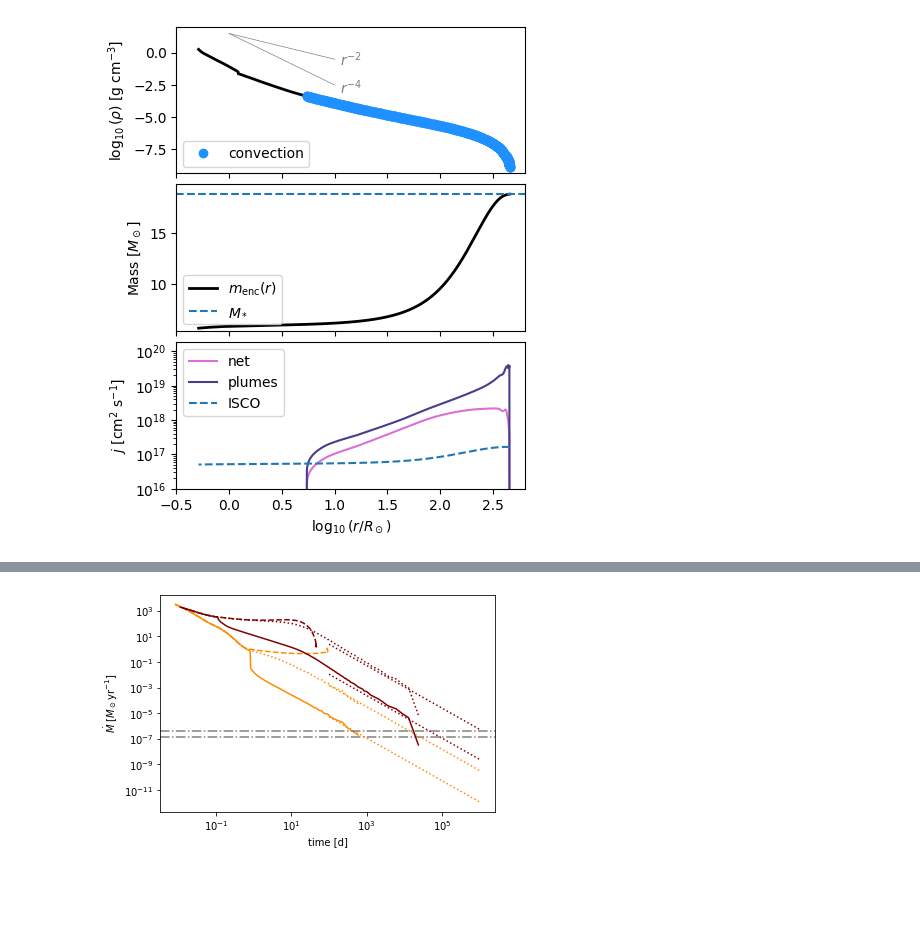
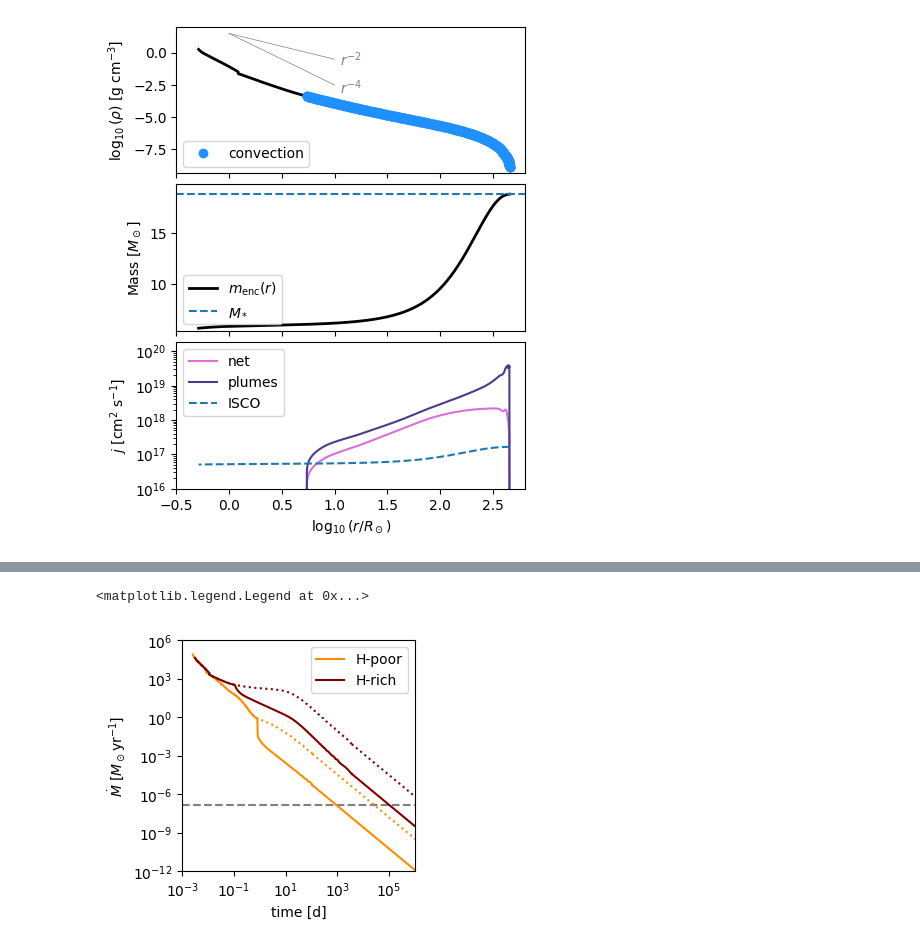
Before and after one commit to morganemacleod/FailedSNCalcs, a Jupyter notebook: MESAfailedSN.ipynb, the cells around one changed output, grey strips where cells are left out. Cells and saved outputs as stored; diff of their text form; code cells hidden in the pictures; blank space fills up the shorter version.

```diff
--- a/MESAfailedSN.ipynb
+++ b/MESAfailedSN.ipynb
@@ -408,13 +408,14 @@ plt.plot(p['tff'][selh1]/tscale,p['mdot_ff'][selh1]/mdscale)
 for Etot in Elist:
     add_profile_columns_Eshock_fallback(p,Etot=Etot,alpha=alpha)
     plt.plot(p['tff_v'][selh1]/tscale,p['mdot_v'][selh1]/mdscale)
+    plt.plot(p['tff_v'][selh1]/tscale,p['mdot_v'][selh1]*p['frac_accrete_plume'][selh1]/mdscale)
 
 plt.axhline((1.26e38*p['mass'][0] / (0.1*3e10**2)) /mdscale, ls='--',label=r'$\dot M_{\rm Edd}$')
 
 
 # asymptotic fallback
 ind = np.argmax(p['rt'])
-mdnorm = 2/3*np.pi*p['r'][ind]**2 * 10**p['logRho'][ind] *p['vesc'][ind] / mdscale
+mdnorm = 2/3*np.pi*p['r'][ind]**2 * 10**p['logRho'][ind] *p['vesc'][ind]*p['frac_accrete_plume'][ind] / mdscale
 tnorm = p['tff'][ind]
 
 xp = np.logspace(0,5)*86400
@@ -661,8 +670,8 @@ plt.xlim(3,300)
 # %% [markdown]
 # Compare the H rich and H poor
 # %%
-pp,hp = read_MESA_profile_history("m31_Hpoor/LOGS/", "profile30.data")
-pr,hr = read_MESA_profile_history("m31_Hrich/LOGS/", "profile7.data")
+pp,hp = read_MESA_profile_history("m31_Hpoor/", "profile30.data")
+pr,hr = read_MESA_profile_history("m31_Hrich/", "profile7.data")
 
 
 plt.figure(figsize=(5,7))
@@ -711,45 +792,48 @@ plt.savefig("Figs/profile_hrich.pdf",bbox_inches='tight')
 # %%
-def fallback_plot(p,color='DodgerBlue'):
+def fallback_plot(p,label='',color='DodgerBlue'):
     tscale = 86400
     mdscale = c.msun/3.15e7
     # hydrogen envelope
-    selh1 = p['h1']>0.5
+    selh1 = p['h1']>0.1
 
-    plt.plot(p['tff'][selh1]/tscale,p['mdot_ff'][selh1]/mdscale,ls='--',label=r'H envelope freefall $\dot M$',color=color)
-    plt.plot(p['tff_v'][selh1]/tscale,p['mdot_v'][selh1]/mdscale,ls=':',label=r'H envelope $\dot M$, shocked',color=color)
-    plt.plot(p['tff_v'][selh1]/tscale,(p['mdot_v']*p['frac_accrete_plume'])[selh1]/mdscale,label=r'H envelope $\dot M$, shocked',color=color)
+    ind = np.argmax(p['rt'])
 
-    plt.axhline((1.26e38*p['mass'][0] / (0.1*3e10**2)) /mdscale,ls='-.',color='grey')
-    #plt.plot(p['tff_v'][selh1]/tscale,(1.26e38*p['mass'][selh1] / (0.1*3e10**2)) /mdscale, '--',label=r'$\dot M_{\rm Edd}$' )
+    if ind>0:
+        plt.plot(p['tff_v'][selh1][ind+offset:]/tscale,p['mdot_v'][selh1][ind+offset:]/mdscale,color=color,ls=':')
+        plt.plot(p['tff_v'][selh1][ind+offset:]/tscale,(p['mdot_v']*p['frac_accrete_plume'])[selh1][ind+offset:]/mdscale,color=color,label=label)
 
+        mdnormf = (p['mdot_v']*p['frac_accrete_plume'])[ind+offset]
+        mdnorm = (p['mdot_v'])[ind+offset]
+        tnorm = p['tff_v'][ind+offset]
 
-
-    # asymptotic fallback
-    ind = np.argmax(p['rt'])
-    if(ind>0):
-        mdnorm = 2/3*np.pi*p['r'][ind]**2 * 10**p['logRho'][ind] *p['vesc'][ind] / mdscale
-        mdnorm_f = mdnorm * p['frac_accrete_plume'][ind]
-        tnorm = p['tff'][ind]
-
-        xp = np.logspace(2,6)*86400
-        plt.plot(xp/tscale, mdnorm*(xp/tnorm)**(-5/3),'r:',label='asymptotic, shocked',color=color )
-        plt.plot(xp/tscale, mdnorm_f*(xp/tnorm)**(-5/3),'r:',label='asymptotic, shocked',color=color )
+        tfactor = np.logspace(0,5)
+        plt.plot(tfactor*tnorm/tscale,mdnormf/mdscale*(tfactor)**(-5/3.),color=color,ls='-')
+        plt.plot(tfactor*tnorm/tscale,mdnorm/mdscale*(tfactor)**(-5/3.),color=color,ls=':')
 
 
     #plt.legend(loc='lower left')
     plt.loglog()
     plt.xlabel('time [d]')
     plt.ylabel(r'$\dot M \ [M_\odot {\rm yr}^{-1}]$')
 
 
 
 
+
 ## Add columns for a given shock energy
+plt.figure(figsize=(3,3))
+plt.axhline((1.26e38*pp['mass'][0] / (0.1*c.c**2)) /mdscale, ls='--',color='grey',zorder=0)
+
 myE = 1e48
 add_profile_columns_Eshock_fallback(pp,Etot=myE,alpha=1)
-fallback_plot(pp,color='DarkOrange')
+fallback_plot(pp,color='DarkOrange',label='H-poor')
 
 add_profile_columns_Eshock_fallback(pr,Etot=myE,alpha=1)
-fallback_plot(pr,color='Maroon')
+fallback_plot(pr,color='Maroon',label='H-rich')
+
+plt.xlim(1e-3,1e6)
+plt.ylim(1e-12,1e6)
+plt.legend()
 # %% [output]
+<matplotlib.legend.Legend at 0x...>
-[figure, old version]
+[figure, new version]
```
Also changed, not shown: parts of 5 cells of this notebook.
